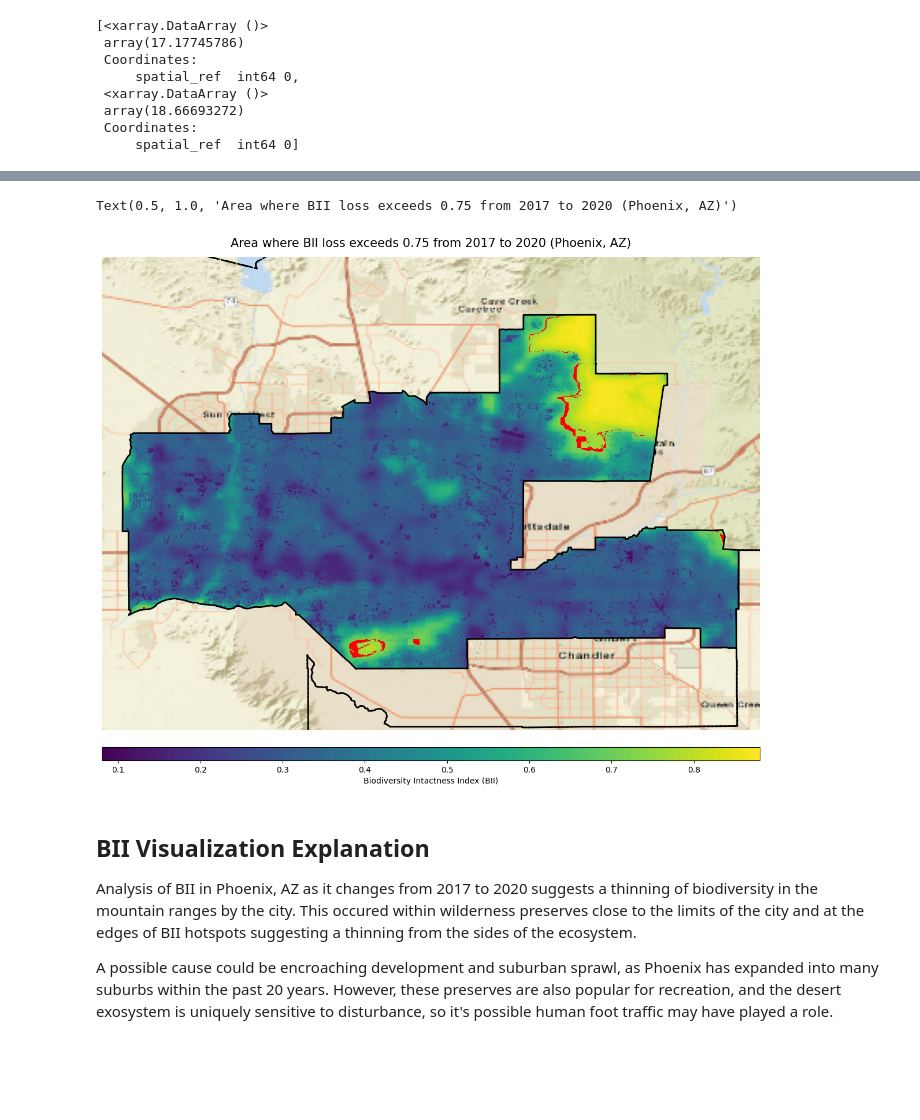
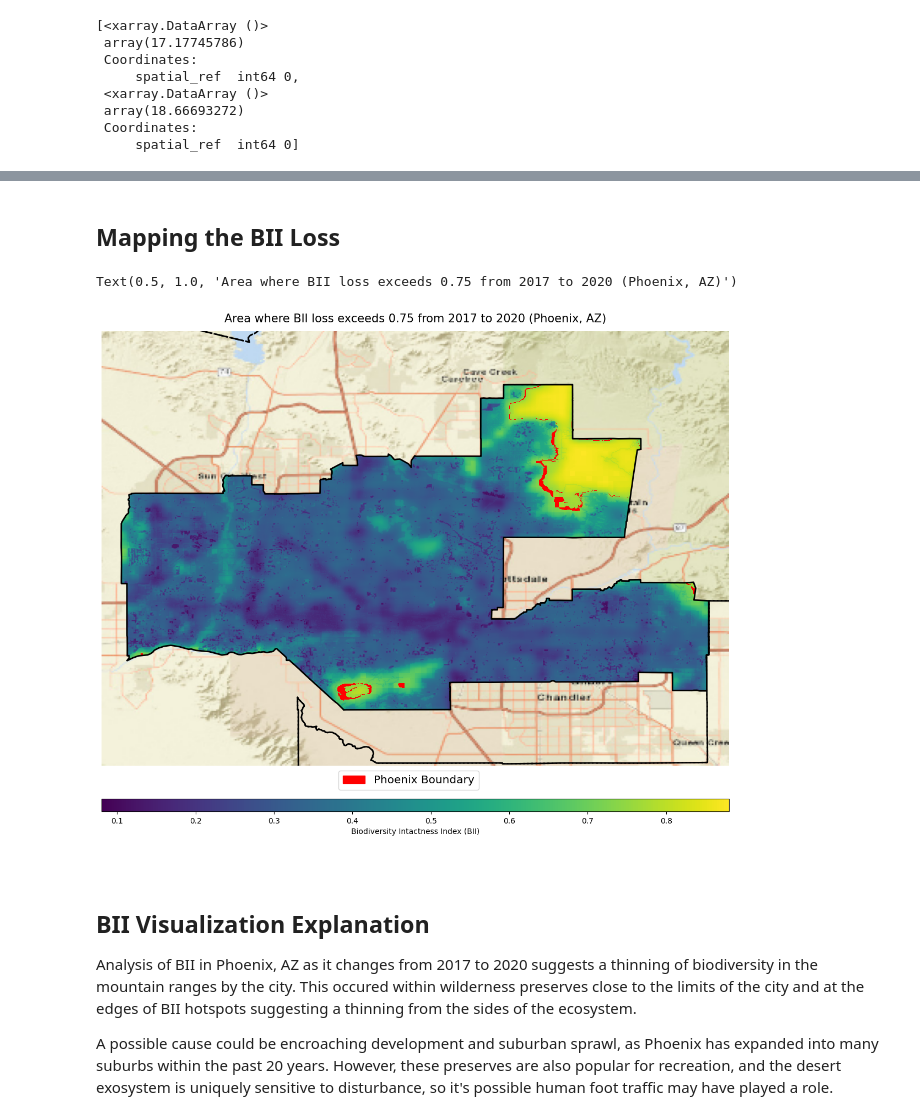
Before and after one commit to silkieMoth/phoenix-biodiversity-intactness, a Jupyter notebook: final_proj_part_2.ipynb, the cells around one changed output, grey strips where cells are left out. Cells and saved outputs as stored; diff of their text form; code cells hidden in the pictures; blank space fills up the shorter version.

```diff
--- a/final_proj_part_2.ipynb
+++ b/final_proj_part_2.ipynb
@@ -290,36 +293,46 @@ phoenix_diff = xr.where(phoenix_diff == True, 1, np.nan)
+# %% [markdown]
+## Mapping the BII Loss
 # %%
 fig, ax = plt.subplots(figsize=(phoenix_2017_rast_mask.rio.width/67.5,
                                 phoenix_2017_rast_mask.rio.height/45))
 ax.axis('off')
 
 # Init mpl.toolkits basemap
 bm = Basemap(projection='merc',
             resolution='c', llcrnrlon = -112.5, urcrnrlon = -111.55, llcrnrlat = 33.2, urcrnrlat = 33.9, epsg = 4269)
 
 # County lines and basemap
 bm.drawcounties(ax = ax, linewidth = 2, linestyle = '-.')
 bm.arcgisimage(ax = ax, service = 'World_Street_Map')
 
 # BII raster
 bii = phoenix_2020_rast_mask.plot.imshow(ax=ax,
                                    cbar_kwargs = {'orientation': 'horizontal',
-                                                  'pad': 0.03,
+                                                  'pad': 0.06,
                                                   'aspect': 50,
                                                   'label': 'Biodiversity Intactness Index (BII)'})
+
+#leg_labels = [Patch(color = 'red', label = 'Areas where BII decreased below 0.75 between 2017 and 2020')]
+
+fig.legend(handles = [Patch(color = 'red', label = 'Areas where BII decreased below 0.75 between 2017 and 2020')],
+          labels = ['Phoenix Boundary'],
+          loc = (0.38,0.138),
+          fontsize = 'x-large')
+
 
 # Phoenix outline
 phoenix.boundary.plot(ax = ax, alpha = 1, color = 'black', linewidth = 2)
 
 # Areas of greater than 0.75 BII loss
 phoenix_diff.plot.imshow(ax = ax,
                          colors = 'red',
                          levels = 2,
                          add_colorbar = False)
 
 ax.set_title('Area where BII loss exceeds 0.75 from 2017 to 2020 (Phoenix, AZ)', fontsize = 15, pad = 12)
 # %% [output]
 Text(0.5, 1.0, 'Area where BII loss exceeds 0.75 from 2017 to 2020 (Phoenix, AZ)')
-[figure, old version]
+[figure, new version]
 # %% [markdown]
 ## BII Visualization Explanation
 
```
Also changed, not shown: parts of 20 cells of this notebook.
